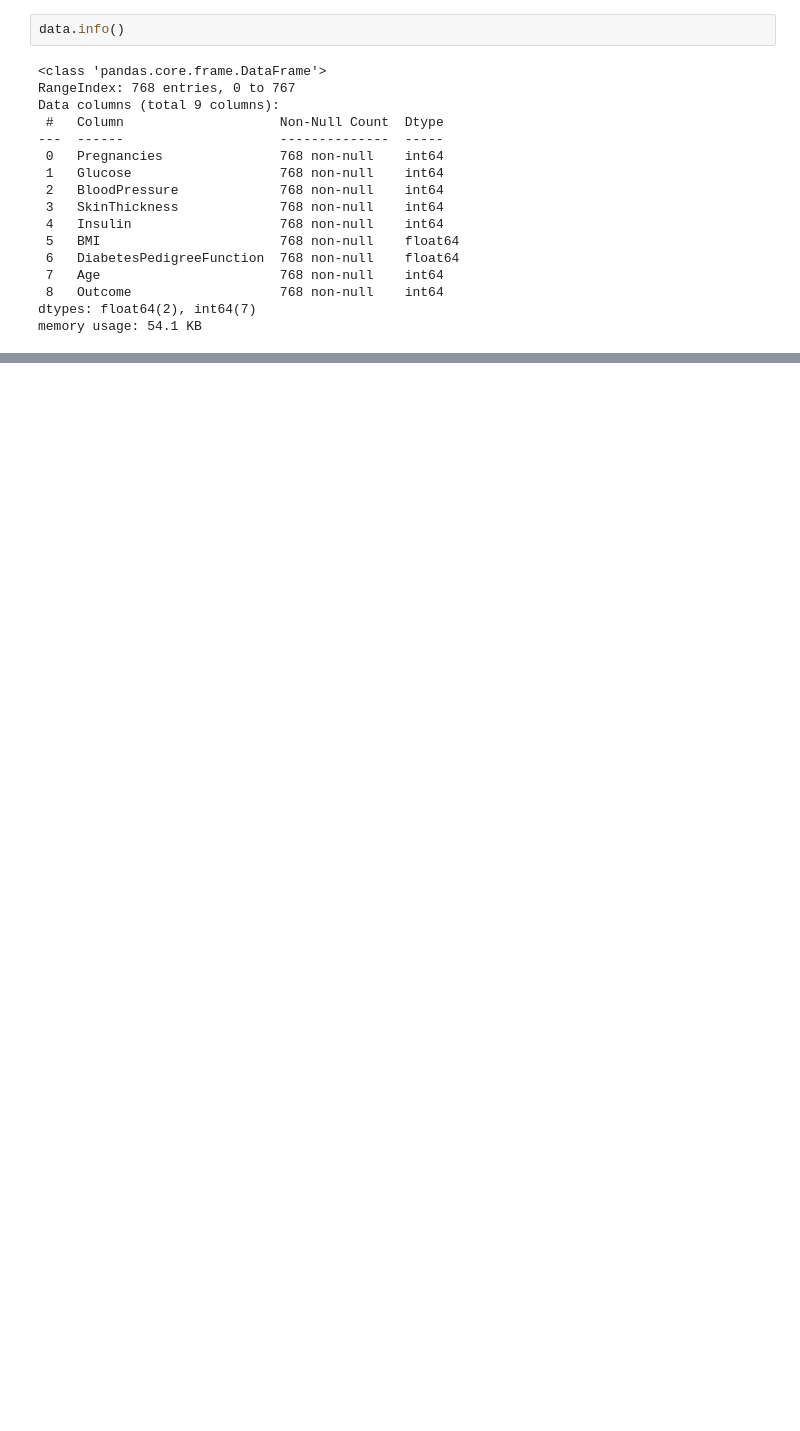
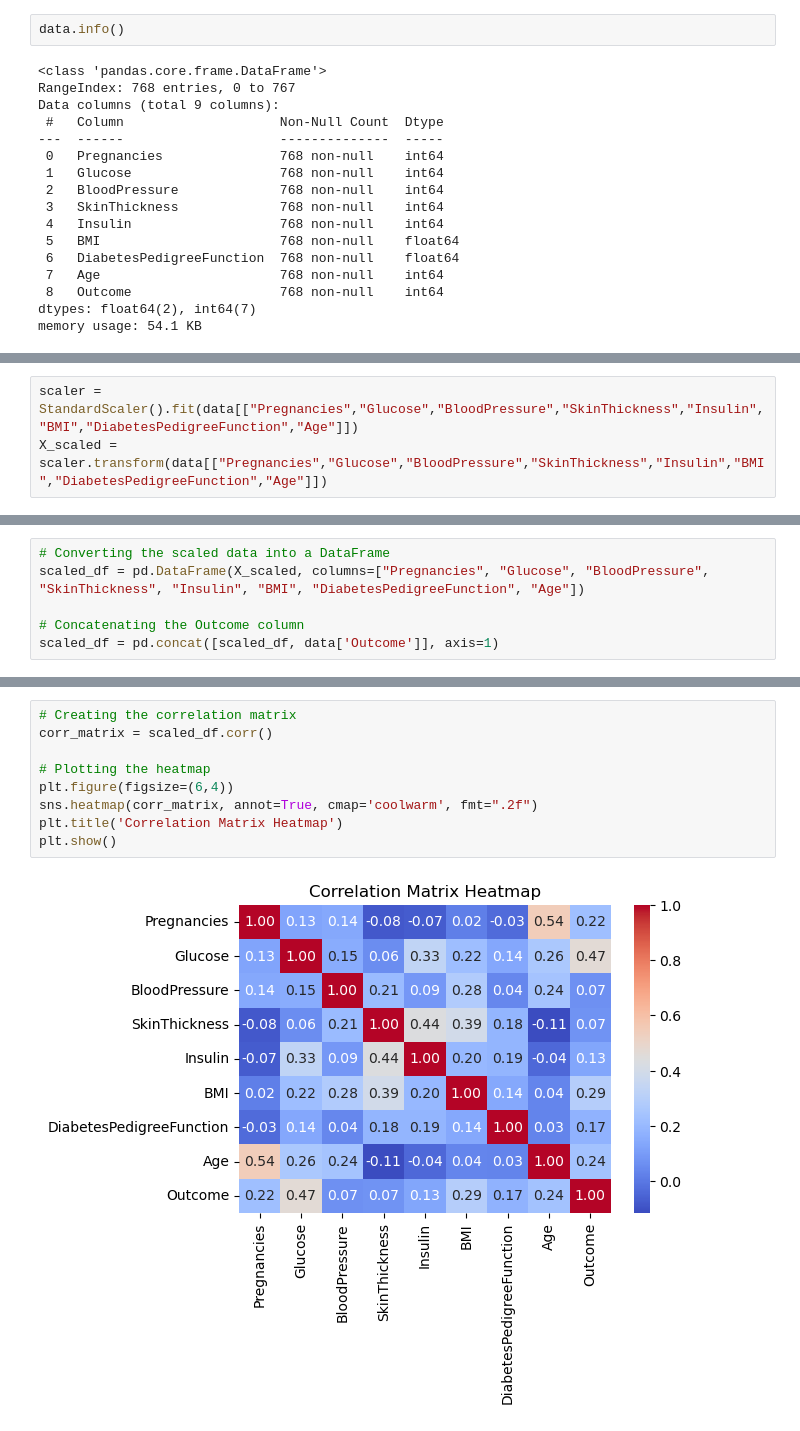
Before and after one commit to sidiquegithub/DIABETES-PREDICTION, a Jupyter notebook: CODE/Untitled.ipynb, the cells around one changed output, grey strips where cells are left out. Saved outputs shown, nothing was run; the diff lists cells and outputs as text; blank space fills up the shorter version.

```diff
--- a/CODE/Untitled.ipynb
+++ b/CODE/Untitled.ipynb
@@ -54,0 +83,3 @@ memory usage: 54.1 KB
+# %%
+scaler = StandardScaler().fit(data[["Pregnancies","Glucose","BloodPressure","SkinThickness","Insulin","BMI","DiabetesPedigreeFunction","Age"]])
+X_scaled = scaler.transform(data[["Pregnancies","Glucose","BloodPressure","SkinThickness","Insulin","BMI","DiabetesPedigreeFunction","Age"]])
@@ -54,0 +102,6 @@ memory usage: 54.1 KB
+# %%
+# Converting the scaled data into a DataFrame
+scaled_df = pd.DataFrame(X_scaled, columns=["Pregnancies", "Glucose", "BloodPressure", "SkinThickness", "Insulin", "BMI", "DiabetesPedigreeFunction", "Age"])
+
+# Concatenating the Outcome column
+scaled_df = pd.concat([scaled_df, data['Outcome']], axis=1)
@@ -54,0 +124,11 @@ memory usage: 54.1 KB
+# %%
+# Creating the correlation matrix
+corr_matrix = scaled_df.corr()
+
+# Plotting the heatmap
+plt.figure(figsize=(6,4))
+sns.heatmap(corr_matrix, annot=True, cmap='coolwarm', fmt=".2f")
+plt.title('Correlation Matrix Heatmap')
+plt.show()
+# %% [output]
+[figure, added]
```
Also changed, not shown: parts of 11 cells of this notebook.
